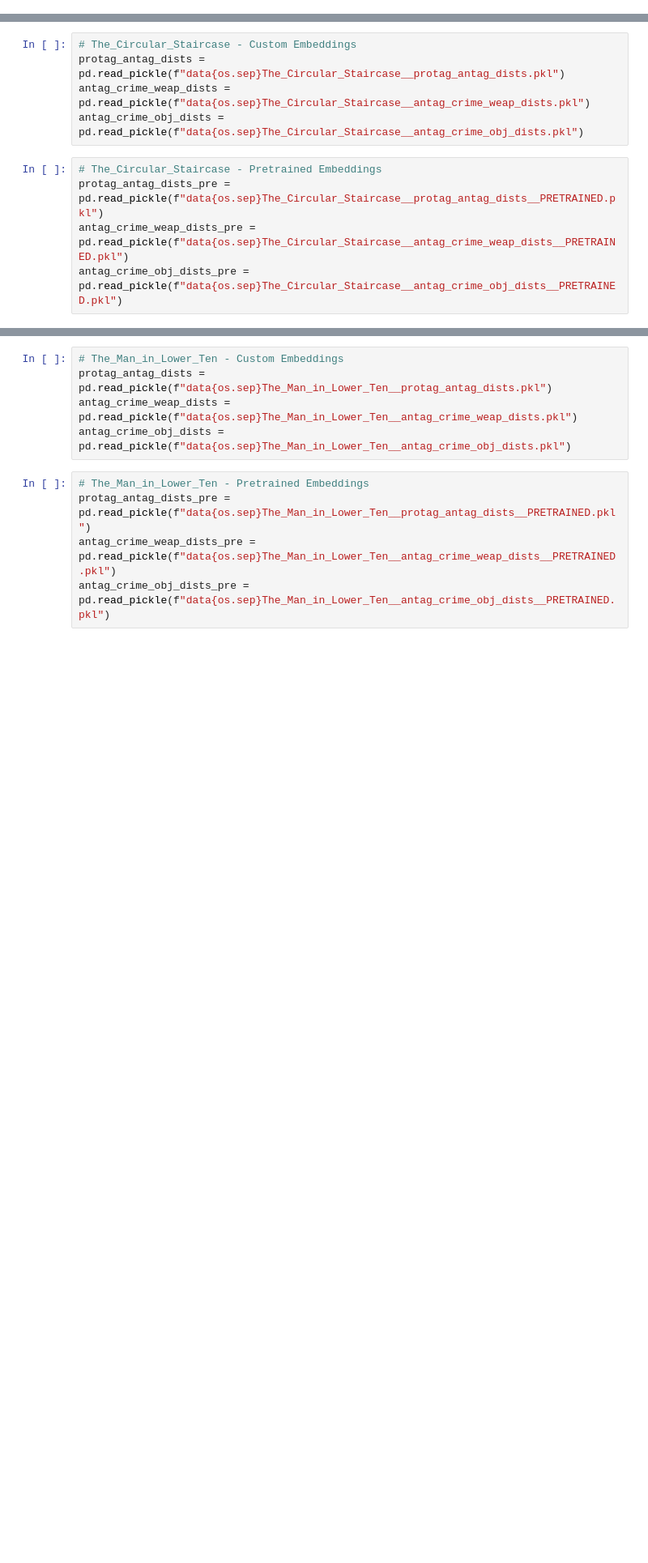
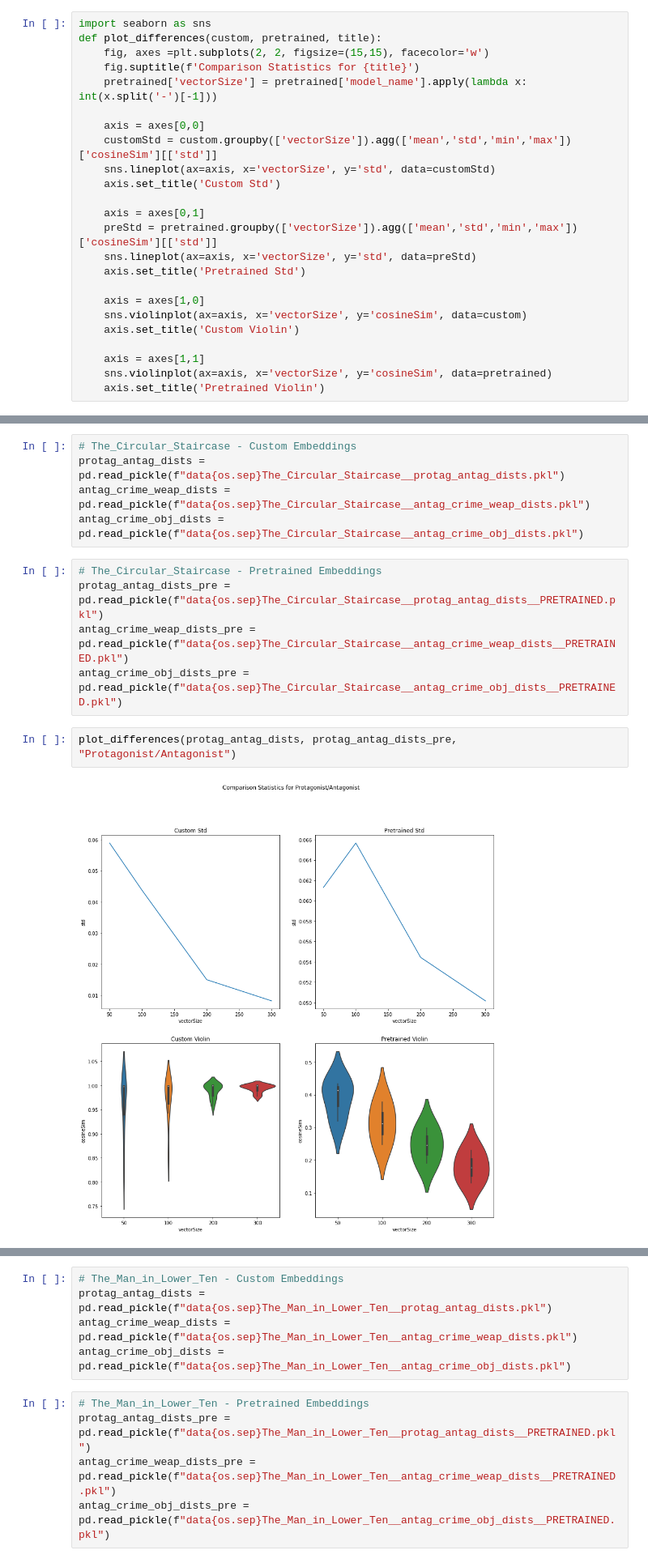
Before and after one commit to NLPaladins/rinehartAnalysis_wordVectors, a Jupyter notebook: main.ipynb, the cells around one changed output, grey strips where cells are left out. Shown at 81% size. Saved outputs shown, nothing was run; the diff lists cells and outputs as text; blank space fills up the shorter version.

```diff
--- a/main.ipynb
+++ b/main.ipynb
@@ -1151,3 +1154,27 @@ display(antag_crime_obj_dists_pre.sort_values(['cosineSim', 'dotSim']))
 | 3 | bat | stairs | glove-wiki-gigaword-50 | 0.345161 | 8.501028 |
 # %% [markdown]
 ## Compare Vector distances and report similarities using Pretrained Embeddings
+# %%
+import seaborn as sns
+def plot_differences(custom, pretrained, title):
+    fig, axes =plt.subplots(2, 2, figsize=(15,15), facecolor='w')
+    fig.suptitle(f'Comparison Statistics for {title}')
+    pretrained['vectorSize'] = pretrained['model_name'].apply(lambda x: int(x.split('-')[-1]))
+
+    axis = axes[0,0]
+    customStd = custom.groupby(['vectorSize']).agg(['mean','std','min','max'])['cosineSim'][['std']]
+    sns.lineplot(ax=axis, x='vectorSize', y='std', data=customStd)
+    axis.set_title('Custom Std')
+
+    axis = axes[0,1]
+    preStd = pretrained.groupby(['vectorSize']).agg(['mean','std','min','max'])['cosineSim'][['std']]
+    sns.lineplot(ax=axis, x='vectorSize', y='std', data=preStd)
+    axis.set_title('Pretrained Std')
+
+    axis = axes[1,0]
+    sns.violinplot(ax=axis, x='vectorSize', y='cosineSim', data=custom)
+    axis.set_title('Custom Violin')
+
+    axis = axes[1,1]
+    sns.violinplot(ax=axis, x='vectorSize', y='cosineSim', data=pretrained)
+    axis.set_title('Pretrained Violin')
@@ -1161,3 +1190,7 @@ antag_crime_obj_dists = pd.read_pickle(f"data{os.sep}The_Circular_Staircase__ant
 protag_antag_dists_pre = pd.read_pickle(f"data{os.sep}The_Circular_Staircase__protag_antag_dists__PRETRAINED.pkl")
 antag_crime_weap_dists_pre = pd.read_pickle(f"data{os.sep}The_Circular_Staircase__antag_crime_weap_dists__PRETRAINED.pkl")
 antag_crime_obj_dists_pre = pd.read_pickle(f"data{os.sep}The_Circular_Staircase__antag_crime_obj_dists__PRETRAINED.pkl")
+# %%
+plot_differences(protag_antag_dists, protag_antag_dists_pre, "Protagonist/Antagonist")
+# %% [output]
+[figure, added]
```
Also changed, not shown: parts of 22 cells of this notebook.
